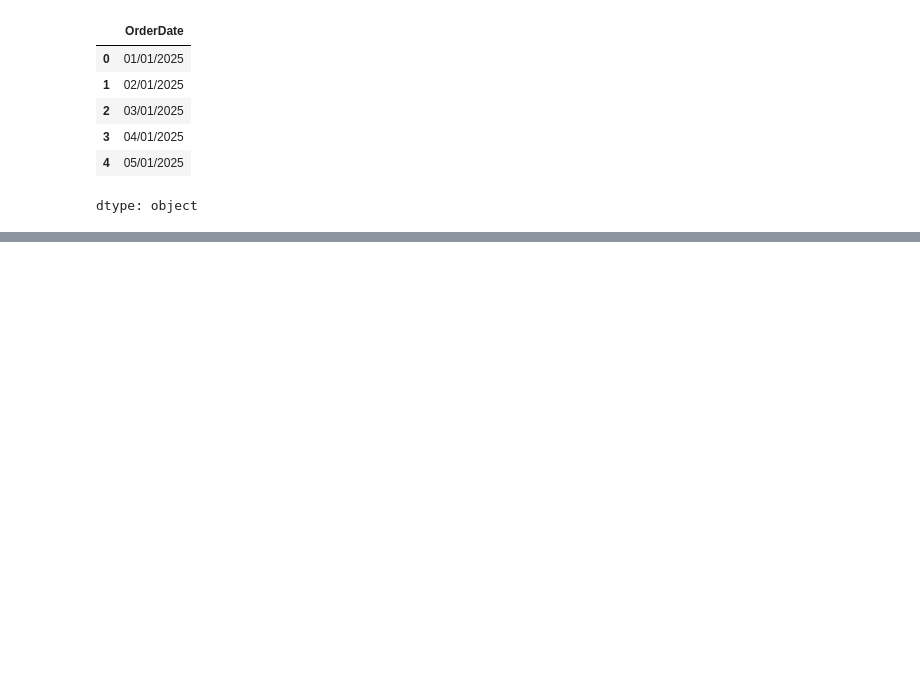
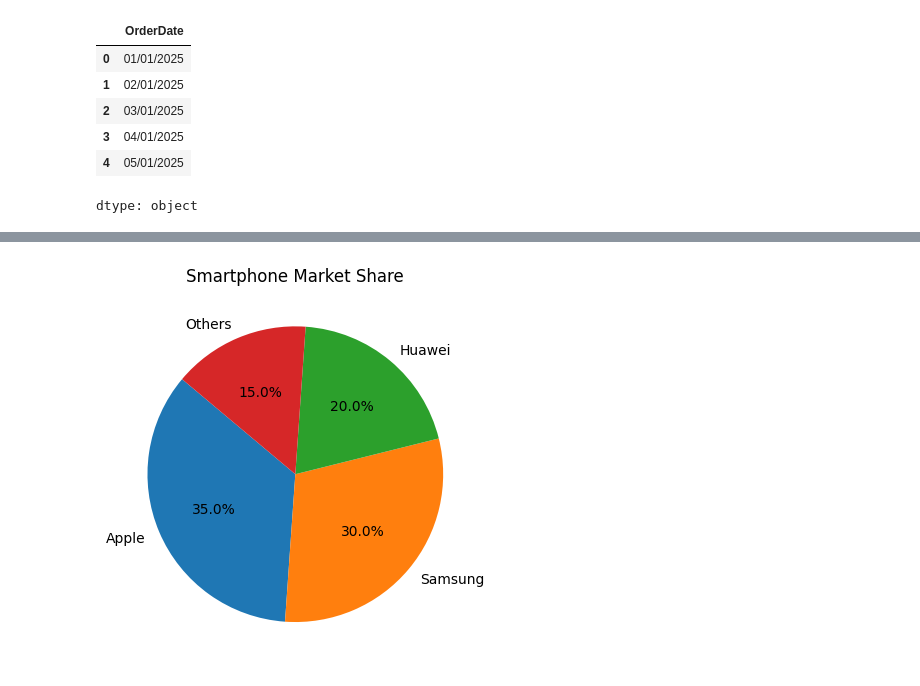
Before and after one commit to IBREEZZ/Code_Academy_Makeen2, a Jupyter notebook: week3.ipynb, the cells around one changed output, grey strips where cells are left out. Saved outputs shown, nothing was run; the diff lists cells and outputs as text; code cells hidden in the pictures; blank space fills up the shorter version.

```diff
--- a/week3.ipynb
+++ b/week3.ipynb
@@ -1122,0 +1164,10 @@ dtype: object
+# %%
+#Pie Chart
+companies = ['Apple', 'Samsung', 'Huawei', 'Others']
+shares = [35, 30, 20, 15]
+
+plt.pie(shares,labels=companies,autopct='%1.1f%%',startangle=140)
+plt.title("Smartphone Market Share")
+plt.show()
+# %% [output]
+[figure, added]
```
Also changed, not shown: parts of 15 cells of this notebook.
